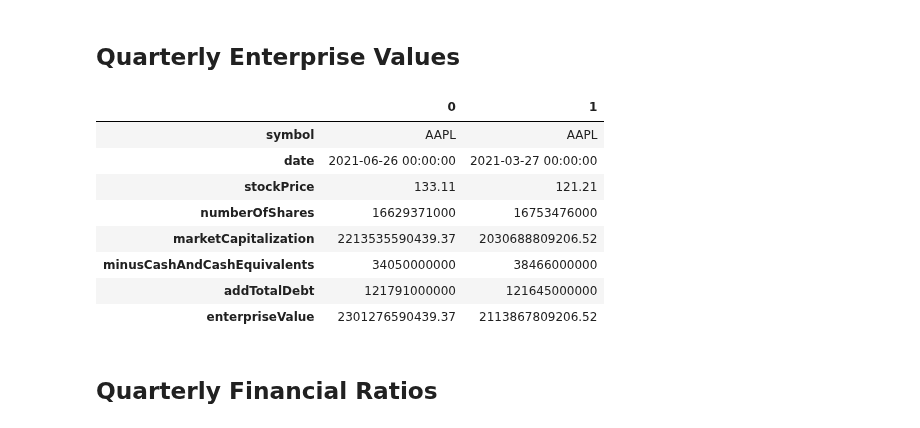
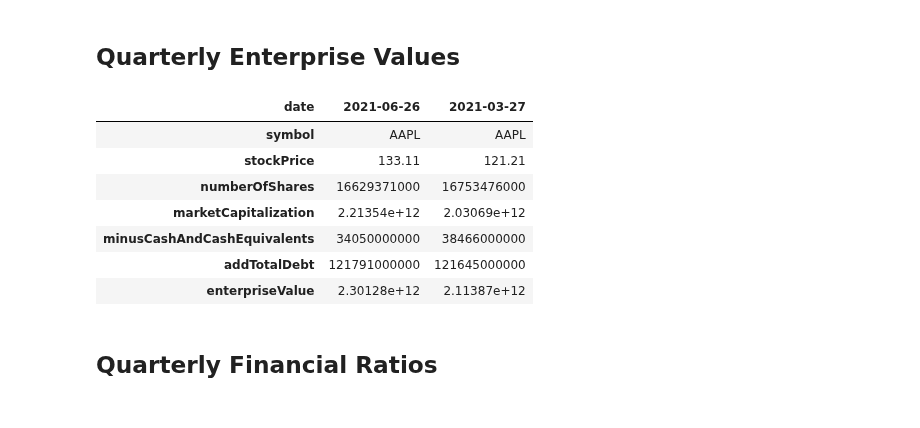
Before and after one commit to dbogatic/value_investing, a Jupyter notebook: intrinsic_value.ipynb, the cells around one changed output. Drawn from its saved outputs; the diff is of its cells as text; code cells hidden in the pictures.

```diff
--- a/intrinsic_value.ipynb
+++ b/intrinsic_value.ipynb
@@ -263,20 +290,19 @@ quarterly_cash.T
 # %%
 url = f'https://financialmodelingprep.com/api/v3/enterprise-values/{ticker}?period=quarter&limit=2&apikey={FMP_API_KEY}'
 quarterly_value = requests.get(url).json()
 quarterly_value = pd.DataFrame(quarterly_value)
 quarterly_value['date'] = pd.to_datetime(quarterly_value['date'])
-quarterly_balance = quarterly_value.set_index('date')
+quarterly_value = quarterly_value.set_index('date')
 quarterly_value.T
 # %% [output]
-|  | 0 | 1 |
+| date | 2021-06-26 | 2021-03-27 |
 | symbol | AAPL | AAPL |
-| date | 2021-06-26 00:00:00 | 2021-03-27 00:00:00 |
 | stockPrice | 133.11 | 121.21 |
 | numberOfShares | 16629371000 | 16753476000 |
-| marketCapitalization | 2213535590439.37 | 2030688809206.52 |
+| marketCapitalization | 2.21354e+12 | 2.03069e+12 |
 | minusCashAndCashEquivalents | 34050000000 | 38466000000 |
 | addTotalDebt | 121791000000 | 121645000000 |
-| enterpriseValue | 2301276590439.37 | 2113867809206.52 |
+| enterpriseValue | 2.30128e+12 | 2.11387e+12 |
 # %% [markdown]
 ## Quarterly Financial Ratios
 # %%
```
Also changed, not shown: parts of 5 cells of this notebook, 2 other files.
